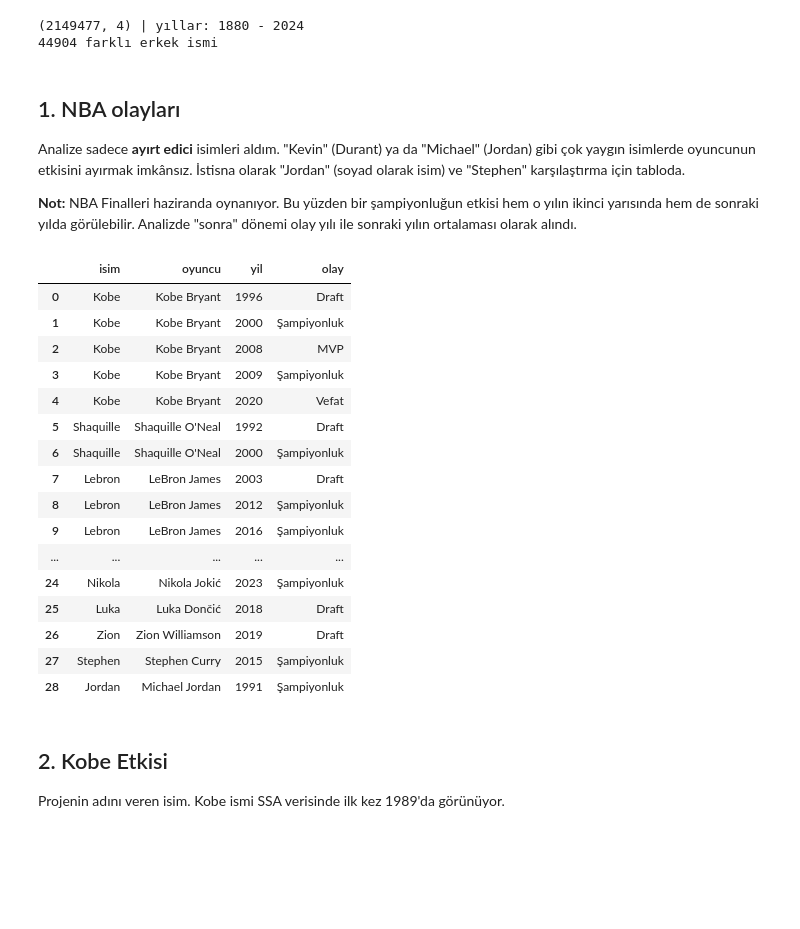
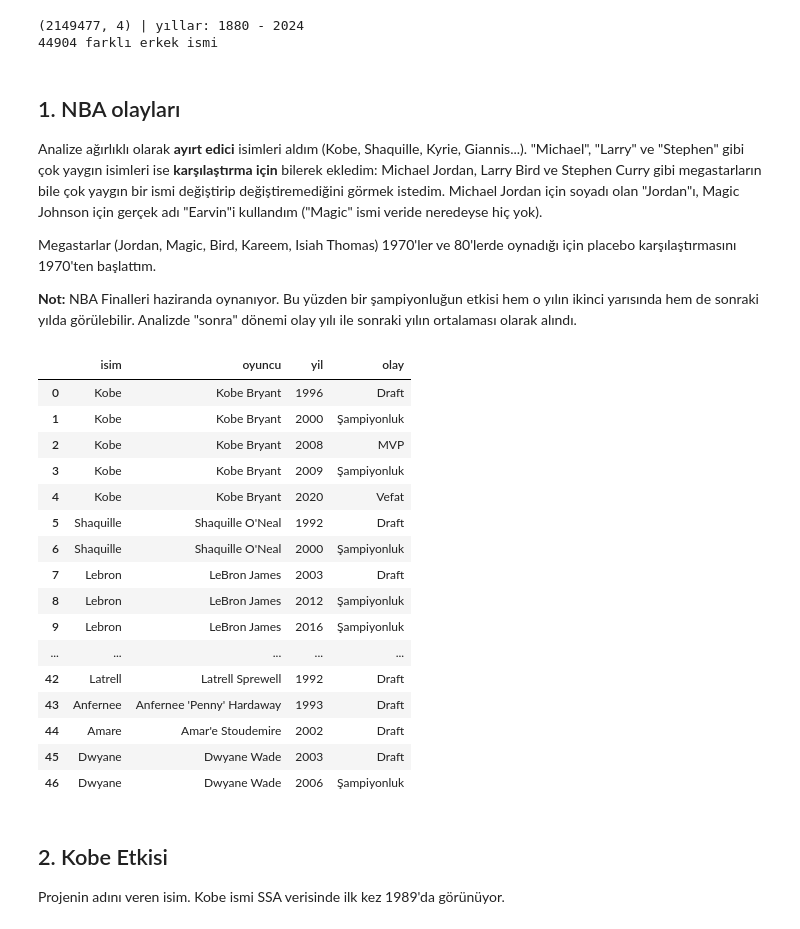
Before and after one commit to BarkinGumus/SoftITO, a Jupyter notebook: nba-kobe-etkisi/101_kobe_etkisi.ipynb, the cells around one changed output. Cells and saved outputs as stored; diff of their text form; code cells hidden in the pictures; blank space fills up the shorter version.

```diff
--- a/nba-kobe-etkisi/101_kobe_etkisi.ipynb
+++ b/nba-kobe-etkisi/101_kobe_etkisi.ipynb
@@ -19,6 +19,7 @@ import numpy as np
 import matplotlib.pyplot as plt
 
 plt.rcParams.update({"font.size": 10, "axes.spines.top": False, "axes.spines.right": False})
+pd.set_option("display.width", 200)
 NAVY, GRAY, RED = "#1F4E79", "#9E9E9E", "#C62828"
 
 names = pd.read_csv("data/names_all.csv.gz")
@@ -38,7 +39,9 @@ print(counts.shape[0], "farklı erkek ismi")
 # %% [markdown]
 ## 1. NBA olayları
 
-Analize sadece **ayırt edici** isimleri aldım. "Kevin" (Durant) ya da "Michael" (Jordan) gibi çok yaygın isimlerde oyuncunun etkisini ayırmak imkânsız. İstisna olarak "Jordan" (soyad olarak isim) ve "Stephen" karşılaştırma için tabloda.
+Analize ağırlıklı olarak **ayırt edici** isimleri aldım (Kobe, Shaquille, Kyrie, Giannis...). "Michael", "Larry" ve "Stephen" gibi çok yaygın isimleri ise **karşılaştırma için** bilerek ekledim: Michael Jordan, Larry Bird ve Stephen Curry gibi megastarların bile çok yaygın bir ismi değiştirip değiştiremediğini görmek istedim. Michael Jordan için soyadı olan "Jordan"ı, Magic Johnson için gerçek adı "Earvin"i kullandım ("Magic" ismi veride neredeyse hiç yok).
+
+Megastarlar (Jordan, Magic, Bird, Kareem, Isiah Thomas) 1970'ler ve 80'lerde oynadığı için placebo karşılaştırmasını 1970'ten başlattım.
 
 **Not:** NBA Finalleri haziranda oynanıyor. Bu yüzden bir şampiyonluğun etkisi hem o yılın ikinci yarısında hem de sonraki yılda görülebilir. Analizde "sonra" dönemi olay yılı ile sonraki yılın ortalaması olarak alındı.
 # %%
@@ -46,39 +49,51 @@ events = pd.DataFrame([
     ("Kobe", "Kobe Bryant", 1996, "Draft"), ("Kobe", "Kobe Bryant", 2000, "Şampiyonluk"),
     ("Kobe", "Kobe Bryant", 2008, "MVP"), ("Kobe", "Kobe Bryant", 2009, "Şampiyonluk"),
     ("Kobe", "Kobe Bryant", 2020, "Vefat"),
     ("Shaquille", "Shaquille O'Neal", 1992, "Draft"), ("Shaquille", "Shaquille O'Neal", 2000, "Şampiyonluk"),
     ("Lebron", "LeBron James", 2003, "Draft"), ("Lebron", "LeBron James", 2012, "Şampiyonluk"),
     ("Lebron", "LeBron James", 2016, "Şampiyonluk"),
     ("Kyrie", "Kyrie Irving", 2011, "Draft"), ("Kyrie", "Kyrie Irving", 2016, "Şampiyonluk"),
     ("Giannis", "Giannis Antetokounmpo", 2019, "MVP"), ("Giannis", "Giannis Antetokounmpo", 2021, "Şampiyonluk"),
     ("Kawhi", "Kawhi Leonard", 2014, "Şampiyonluk"), ("Kawhi", "Kawhi Leonard", 2019, "Şampiyonluk"),
     ("Iverson", "Allen Iverson", 1996, "Draft"), ("Iverson", "Allen Iverson", 2001, "MVP"),
     ("Klay", "Klay Thompson", 2015, "Şampiyonluk"),
     ("Tatum", "Jayson Tatum", 2017, "Draft"), ("Tatum", "Jayson Tatum", 2024, "Şampiyonluk"),
     ("Hakeem", "Hakeem Olajuwon", 1994, "Şampiyonluk"), ("Dirk", "Dirk Nowitzki", 2011, "Şampiyonluk"),
     ("Nikola", "Nikola Jokić", 2021, "MVP"), ("Nikola", "Nikola Jokić", 2023, "Şampiyonluk"),
     ("Luka", "Luka Dončić", 2018, "Draft"), ("Zion", "Zion Williamson", 2019, "Draft"),
-    ("Stephen", "Stephen Curry", 2015, "Şampiyonluk"), ("Jordan", "Michael Jordan", 1991, "Şampiyonluk"),
+    ("Stephen", "Stephen Curry", 2015, "Şampiyonluk"),
+    # Megastarlar
+    ("Jordan", "Michael Jordan", 1984, "Draft"), ("Jordan", "Michael Jordan", 1991, "Şampiyonluk"),
+    ("Michael", "Michael Jordan", 1984, "Draft"), ("Michael", "Michael Jordan", 1991, "Şampiyonluk"),
+    ("Earvin", "Magic Johnson", 1979, "Draft"), ("Earvin", "Magic Johnson", 1980, "Şampiyonluk"),
+    ("Earvin", "Magic Johnson", 1991, "Emeklilik"),
+    ("Larry", "Larry Bird", 1978, "Draft"), ("Larry", "Larry Bird", 1981, "Şampiyonluk"), ("Larry", "Larry Bird", 1984, "MVP"),
+    ("Kareem", "Kareem Abdul-Jabbar", 1971, "İsim değişikliği"),
+    ("Isiah", "Isiah Thomas", 1981, "Draft"), ("Isiah", "Isiah Thomas", 1989, "Şampiyonluk"),
+    # 90'lar ve 2000'lerin dikkat çeken isimleri
+    ("Dikembe", "Dikembe Mutombo", 1991, "Draft"), ("Latrell", "Latrell Sprewell", 1992, "Draft"),
+    ("Anfernee", "Anfernee 'Penny' Hardaway", 1993, "Draft"), ("Amare", "Amar'e Stoudemire", 2002, "Draft"),
+    ("Dwyane", "Dwyane Wade", 2003, "Draft"), ("Dwyane", "Dwyane Wade", 2006, "Şampiyonluk"),
 ], columns=["isim", "oyuncu", "yil", "olay"])
 events
 # %% [output]
 |  | isim | oyuncu | yil | olay |
 | 0 | Kobe | Kobe Bryant | 1996 | Draft |
 | 1 | Kobe | Kobe Bryant | 2000 | Şampiyonluk |
 | 2 | Kobe | Kobe Bryant | 2008 | MVP |
 | 3 | Kobe | Kobe Bryant | 2009 | Şampiyonluk |
 | 4 | Kobe | Kobe Bryant | 2020 | Vefat |
 | 5 | Shaquille | Shaquille O'Neal | 1992 | Draft |
 | 6 | Shaquille | Shaquille O'Neal | 2000 | Şampiyonluk |
 | 7 | Lebron | LeBron James | 2003 | Draft |
 | 8 | Lebron | LeBron James | 2012 | Şampiyonluk |
 | 9 | Lebron | LeBron James | 2016 | Şampiyonluk |
 | ... | ... | ... | ... | ... |
-| 24 | Nikola | Nikola Jokić | 2023 | Şampiyonluk |
-| 25 | Luka | Luka Dončić | 2018 | Draft |
-| 26 | Zion | Zion Williamson | 2019 | Draft |
-| 27 | Stephen | Stephen Curry | 2015 | Şampiyonluk |
-| 28 | Jordan | Michael Jordan | 1991 | Şampiyonluk |
+| 42 | Latrell | Latrell Sprewell | 1992 | Draft |
+| 43 | Anfernee | Anfernee 'Penny' Hardaway | 1993 | Draft |
+| 44 | Amare | Amar'e Stoudemire | 2002 | Draft |
+| 45 | Dwyane | Dwyane Wade | 2003 | Draft |
+| 46 | Dwyane | Dwyane Wade | 2006 | Şampiyonluk |
 # %% [markdown]
 ## 2. Kobe Etkisi
 
```
Also changed, not shown: parts of 9 cells of this notebook, 3 other files.
